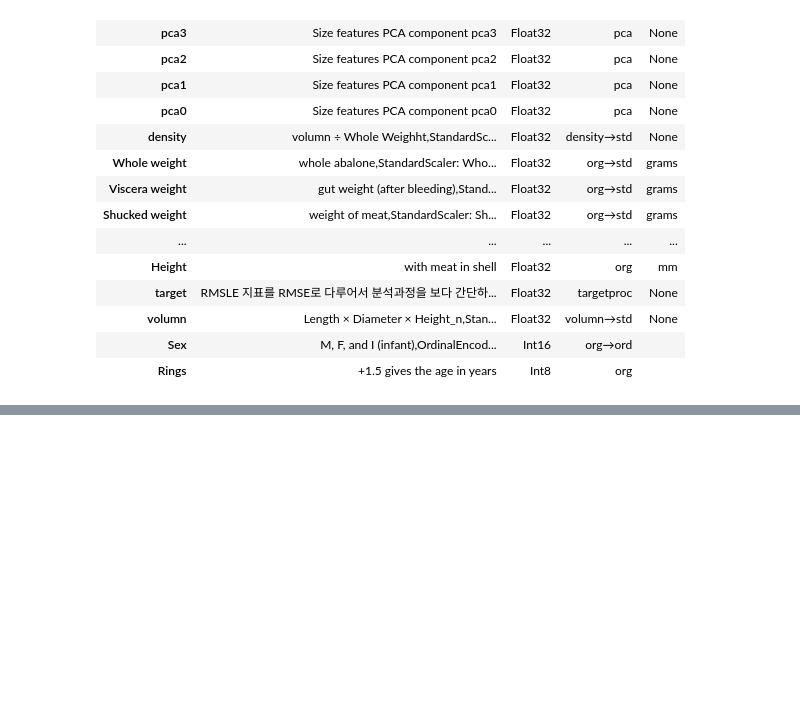
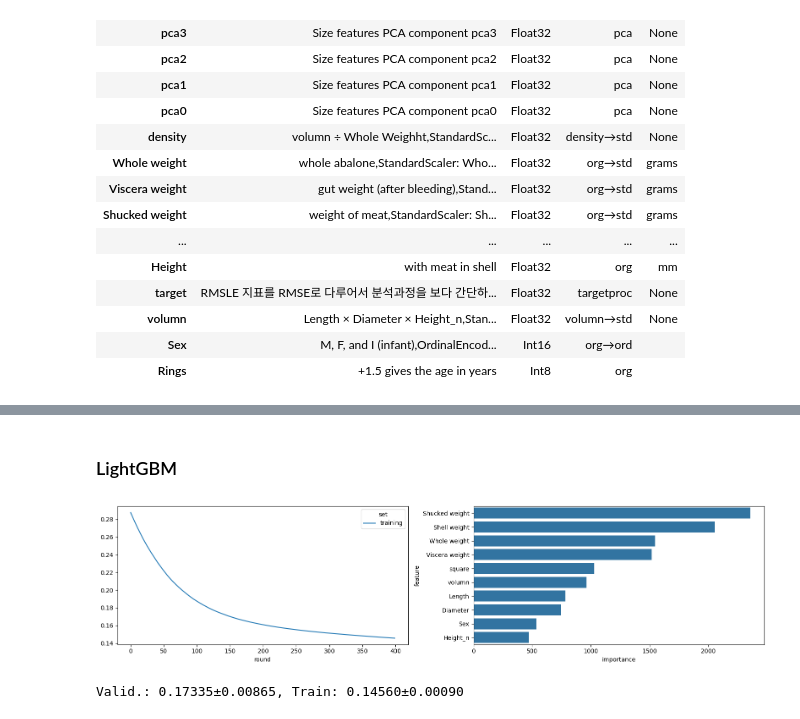
Before and after one commit to sunkusun9/sgml, a Jupyter notebook: abalone.ipynb, the cells around one changed output, grey strips where cells are left out. Cells and saved outputs as stored; diff of their text form; code cells hidden in the pictures; blank space fills up the shorter version.

```diff
--- a/abalone.ipynb
+++ b/abalone.ipynb
@@ -374,0 +400,10 @@ del dfl_test
+# %%
+from sklearn.preprocessing import OneHotEncoder
+from sklearn.compose import ColumnTransformer
+import xgboost as xgb
+import lightgbm as lgb
+import catboost as cb
+import sgnn
+import tensorflow as tf
+
+df_train['Rings_cut'] = pd.cut(df_train['Rings'], right=False, bins=[0, 5, 12, np.inf]).cat.codes
@@ -374,0 +414,14 @@ del dfl_test
+# %%
+from sklearn.model_selection import StratifiedKFold, train_test_split
+from sklearn.metrics import mean_squared_error
+import sgml
+
+# 10-fold Stratified Cross Validation으로 설정합니다.
+cv10 = StratifiedKFold(n_splits=10, random_state=123, shuffle=True)
+def predict(m, df_valid, X):
+    return pd.Series(m.predict(df_valid[X]), index=df_valid.index)
+
+def eval_metric(df, prds):
+    return mean_squared_error(df['target'].sort_index(), prds.sort_index()) ** 0.5
+
+stk = sgml.SGStacking(cv10, predict_func=predict, eval_metric=eval_metric, greater_better=False)
@@ -374,0 +466,18 @@ del dfl_test
+# %% [markdown]
+### LightGBM
+# %%
+X_lgb_1 = ['Diameter', 'Whole weight', 'Viscera weight', 'Shucked weight', 'Shell weight', 'Length', 'Height_n', 'square', 'volumn', 'Sex']
+lgb_result, train_result = stk.eval_model(
+    'lgb_1', lgb.LGBMRegressor,
+    {'verbose': -1, 'random_state': 123, 'num_leaves': 31, 'n_estimators': 400, 'learning_rate': 0.01, 'colsample_bytree': 0.75, 'subsample': 0.5, 'subsample_freq': 1, 'reg_lambda':0.001, 'metric': 'rmse'},
+    df_train, X_lgb_1, 'target',
+    result_proc=sgml.lgb_learning_result,
+    train_params={
+        'fit_params': {'categorical_feature': ['Sex']},
+        'valid_config_proc': sgml.gb_valid_config
+    }, sp_y = 'Rings_cut', rerun=True
+)
+show_gb_cv_result(lgb_result, train_result)
+# %% [output]
+[figure, added]
+Valid.: 0.17335±0.00865, Train: 0.14560±0.00090
```
Also changed, not shown: parts of 30 cells of this notebook.
